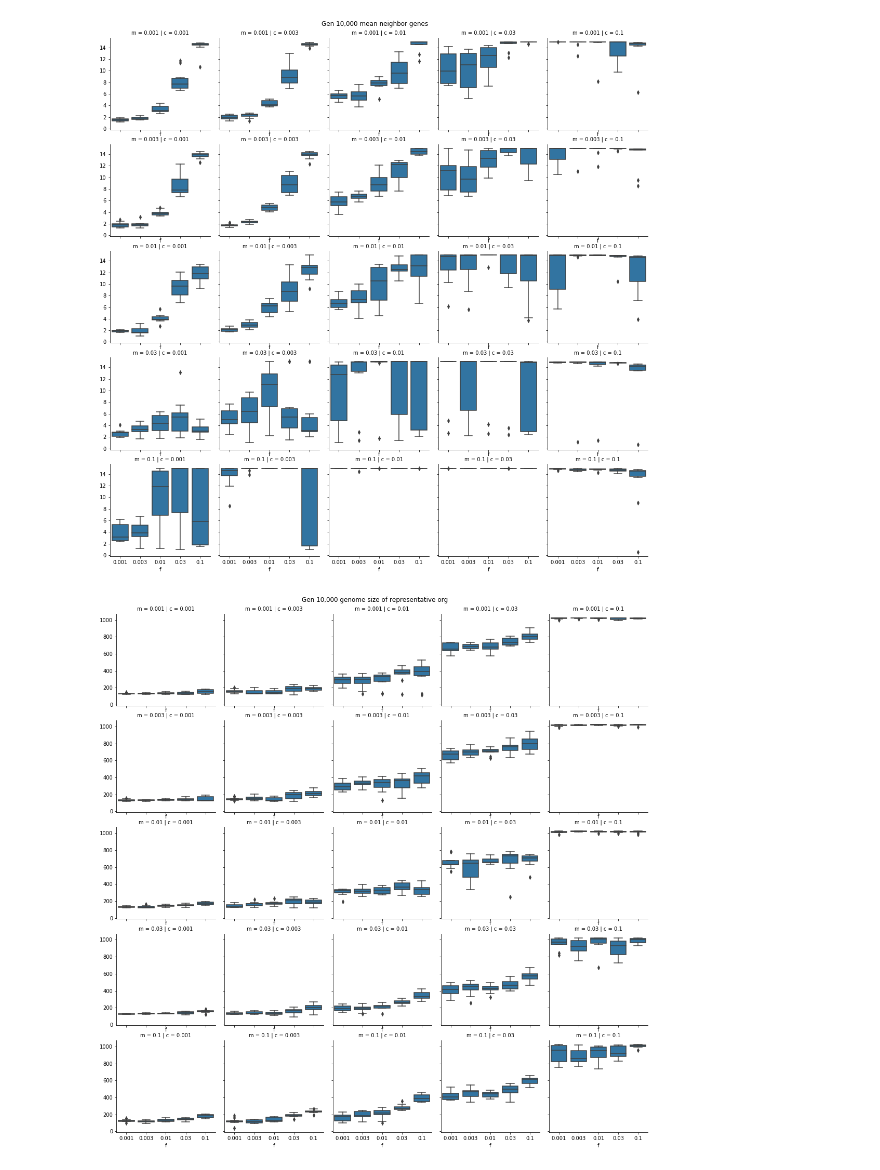
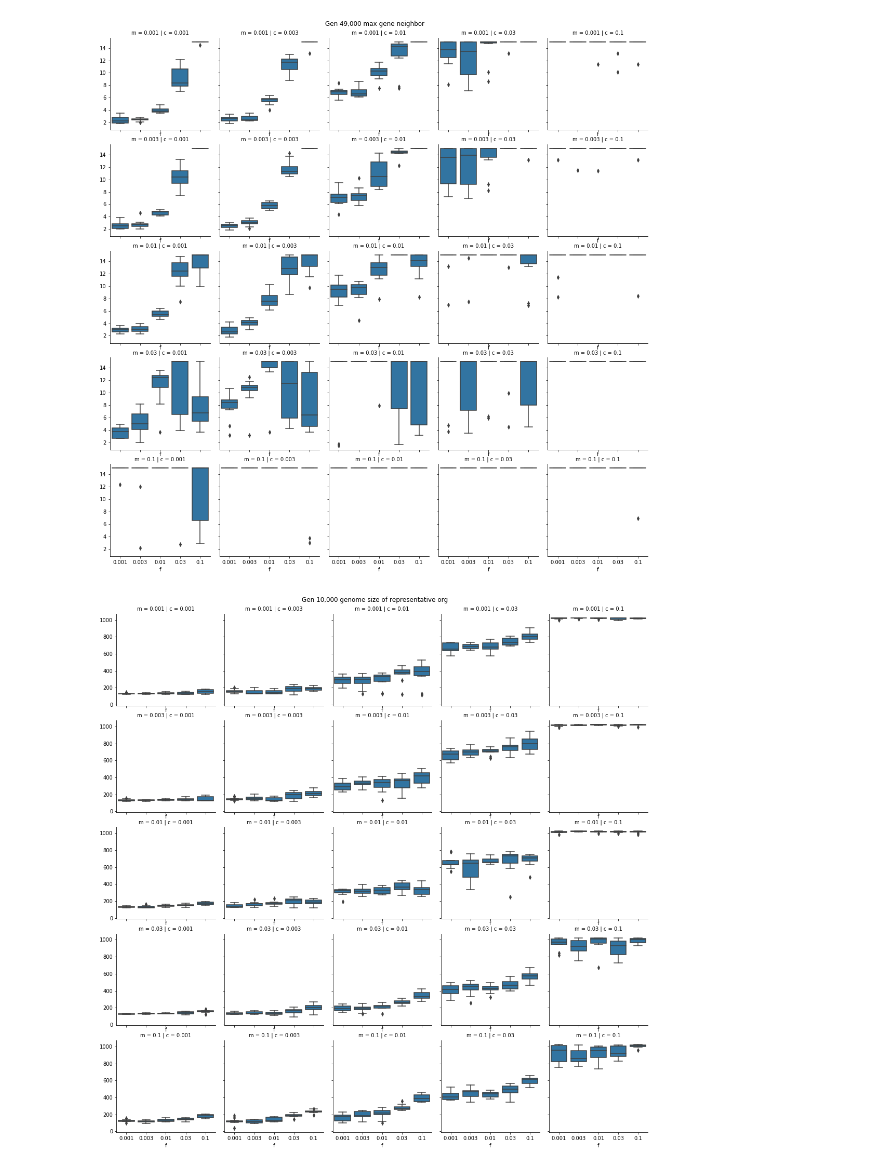
Before and after one commit to leg2015/Aagos, a Jupyter notebook: scripts/DataVis.ipynb, the cells around one changed output. Saved outputs shown, nothing was run; the diff lists cells and outputs as text; code cells hidden in the pictures.

```diff
--- a/scripts/DataVis.ipynb
+++ b/scripts/DataVis.ipynb
@@ -30,12 +31,16 @@ early_gen_rep_data = all_dat_rep.loc[10000]
 #     early_gen_data.loc['gene_length'] = early_gen_data.iloc[i].mean_Multi_Gene_Sites + early_gen_data.iloc[i].mean_Neutral_Sites + early_gen_data.iloc[i].mean_One_Gene_Sites
 #     early_gen_data.loc['coding_sites'] = early_gen_data.iloc[i].mean_Multi_Gene_Sites + early_gen_data.iloc[i].mean_One_Gene_Sites
 
-max_gen_data['mean_gene_length'] = max_gen_data.mean_Multi_Gene_Sites + max_gen_data.mean_Neutral_Sites + max_gen_data.mean_One_Gene_Sites
-max_gen_data['mean_coding_sites'] = max_gen_data.mean_Multi_Gene_Sites + max_gen_data.mean_One_Gene_Sites
+max_gen_data['max_gene_length'] = max_gen_data.max_Multi_Gene_Sites + max_gen_data.max_Neutral_Sites + max_gen_data.max_One_Gene_Sites
+max_gen_data['max_coding_sites'] = max_gen_data.max_Multi_Gene_Sites + max_gen_data.max_One_Gene_Sites
 
 early_gen_data['mean_gene_length'] = early_gen_data.mean_Multi_Gene_Sites + early_gen_data.mean_Neutral_Sites + early_gen_data.mean_One_Gene_Sites
 early_gen_data['mean_coding_sites'] = early_gen_data.mean_Multi_Gene_Sites + early_gen_data.mean_One_Gene_Sites
 
+gen1000_data['max_gene_length'] = gen1000_data.max_Multi_Gene_Sites + gen1000_data.max_Neutral_Sites + gen1000_data.max_One_Gene_Sites
+gen1000_data['max_coding_sites'] = gen1000_data.max_Multi_Gene_Sites + gen1000_data.max_One_Gene_Sites
+
+# gen_1000
 
 print(max_gen_data.columns)
 print(early_gen_data.columns)
@@ -79,10 +93,10 @@ See the caveats in the documentation: http://pandas.pydata.org/pandas-docs/stabl
 # %%
-max_gen_fitness = max_gen_data.loc[:,[ 'mean_fitness', 'c', 'm', 'f', 'replicate']]
-max_gen_gene_len = max_gen_data.loc[:, ['mean_gene_length', 'c', 'm', 'f', 'replicate']]
-max_gen_overlap = max_gen_data.loc[:,[ 'mean_Overlap', 'c', 'm', 'f', 'replicate']]
-max_gen_coding = max_gen_data.loc[:,[ 'mean_coding_sites', 'c', 'm', 'f', 'replicate']]
-max_gen_neutral = max_gen_data.loc[:,[ 'mean_Neutral_Sites', 'c', 'm', 'f', 'replicate']]
-max_gen_neighbor = max_gen_data.loc[:,[ 'mean_Neighbor_Genes', 'c', 'm', 'f', 'replicate']]
+max_gen_fitness = max_gen_data.loc[:,[ 'max_fitness', 'c', 'm', 'f', 'replicate']]
+max_gen_gene_len = max_gen_data.loc[:, ['max_gene_length', 'c', 'm', 'f', 'replicate']]
+max_gen_overlap = max_gen_data.loc[:,[ 'max_Overlap', 'c', 'm', 'f', 'replicate']]
+max_gen_coding = max_gen_data.loc[:,[ 'max_coding_sites', 'c', 'm', 'f', 'replicate']]
+max_gen_neutral = max_gen_data.loc[:,[ 'max_Neutral_Sites', 'c', 'm', 'f', 'replicate']]
+max_gen_neighbor = max_gen_data.loc[:,[ 'max_Neighbor_Genes', 'c', 'm', 'f', 'replicate']]
 
 early_gen_fitness = early_gen_data.loc[:,[ 'mean_fitness', 'c', 'm', 'f', 'replicate']]
 early_gen_gene_len = early_gen_data.loc[:, ['mean_gene_length', 'c', 'm', 'f', 'replicate']]
@@ -91,6 +105,15 @@ early_gen_coding = early_gen_data.loc[:,[ 'mean_coding_sites', 'c', 'm', 'f', 'r
 early_gen_neutral = early_gen_data.loc[:,[ 'mean_Neutral_Sites', 'c', 'm', 'f', 'replicate']]
 early_gen_neighbor = early_gen_data.loc[:,[ 'mean_Neighbor_Genes', 'c', 'm', 'f', 'replicate']]
 
+
+gen1000_fitness = gen1000_data.loc[:,[ 'max_fitness', 'c', 'm', 'f', 'replicate']]
+gen1000_gene_len = gen1000_data.loc[:, ['max_gene_length', 'c', 'm', 'f', 'replicate']]
+gen1000_overlap = gen1000_data.loc[:,[ 'max_Overlap', 'c', 'm', 'f', 'replicate']]
+gen1000_coding = gen1000_data.loc[:,[ 'max_coding_sites', 'c', 'm', 'f', 'replicate']]
+gen1000_neutral = gen1000_data.loc[:,[ 'max_Neutral_Sites', 'c', 'm', 'f', 'replicate']]
+gen1000_neighbor = gen1000_data.loc[:,[ 'max_Neighbor_Genes', 'c', 'm', 'f', 'replicate']]
+
+
 # max_gen_rep_gene_len = max_gen_rep_data.loc[:,[ 'genome_size', 'c', 'm', 'f', 'replicate']]
 # early_gen_rep_gene_len = early_gen_rep_data.loc[:,[ 'genome_size', 'c', 'm', 'f', 'replicate']]
 # max_gen_0_fit = max_gen_0.loc[:,[ 'mean_fitness', 'c', 'm', 'f', 'replicate']]
@@ -98,17 +121,17 @@ early_gen_neighbor = early_gen_data.loc[:,[ 'mean_Neighbor_Genes', 'c', 'm', 'f'
 # early_gen_0_fit = early_gen_0.loc[:,[ 'mean_fitness', 'c', 'm', 'f', 'replicate']]
 # max_gen_gene_len
 # %%
-facet = sns.FacetGrid(early_gen_neighbor, col="c", row="m",)
-facet.map_dataframe(sns.boxplot, x="f", y="mean_Neighbor_Genes")
+facet = sns.FacetGrid(max_gen_neighbor, col="c", row="m",)
+facet.map_dataframe(sns.boxplot, x="f", y="max_Neighbor_Genes")
 for axis in facet.axes.flat:
     axis.set_xlabel("f")
 plt.subplots_adjust(top=0.95)
-facet.fig.suptitle('Gen 10,000 mean neighbor genes') # can also get
-facet.savefig("early_gen_neighbor.pdf")
+facet.fig.suptitle('Gen 49,000 max gene neighbor') # can also get
+facet.savefig("max_gen_neighbor.pdf")
 # TODO: figure early_gen_neighbor how to save pdfs to figure directory
 # also way so don't have to boilerplate would be nice
 # %% [output]
-[figure, old version]
+[figure, new version]
 # %%
 facet = sns.FacetGrid(early_gen_rep_gene_len, col="c", row="m",)
 facet.map_dataframe(sns.boxplot, x="f", y="genome_size")
```
Also changed, not shown: parts of 2 cells of this notebook, 5 other files.
